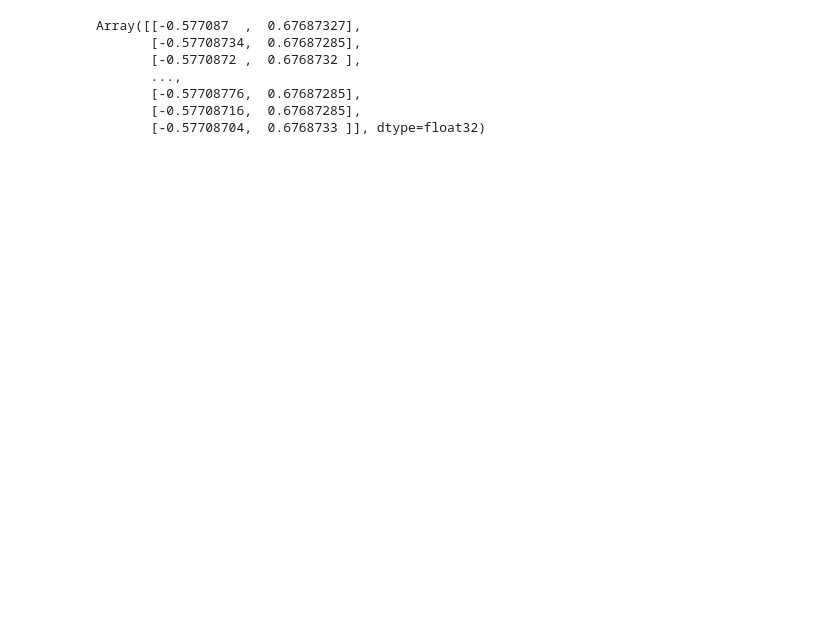
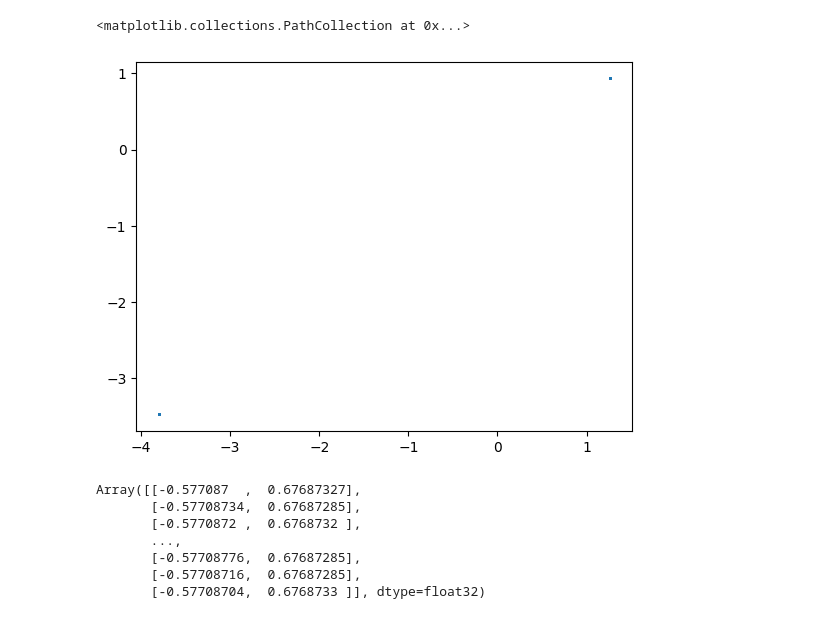
Before and after one commit to theo-long/uPHATE, a Jupyter notebook: notebooks/nn_surrogate.ipynb, the cells around one changed output. Saved outputs shown, nothing was run; the diff lists cells and outputs as text; code cells hidden in the pictures; blank space fills up the shorter version.

Commit message:
wip surrogate

```diff
--- a/notebooks/nn_surrogate.ipynb
+++ b/notebooks/nn_surrogate.ipynb
@@ -42,3 +38,22 @@ Calculated PHATE in 1.42 seconds.
+# %%
+abstract_model = nnx.eval_shape(
+    lambda: Transformer(
+        X.shape[1], X_phate.shape[1], rngs=nnx.Rngs(0), config=TransformerConfig()
+    ),
+)
+graphdef, abstract_state = nnx.split(abstract_model)
+state_restored = ocp.Checkpointer(ocp.StandardCheckpointHandler()).restore(
+    "/home/cpsc4844_tl855/project_cpsc4844/cpsc4844_tl855/uPHATE/models/surrogate_dla_11122025_113201.nnx",
+    item=jax.tree.map(
+        lambda x: jnp.zeros(x.shape), abstract_state
+    ),
+)
+model = nnx.merge(graphdef, state_restored)
+# %%
+plt.scatter(*model(X).T, s=0.1)
+# %% [output]
+<matplotlib.collections.PathCollection at 0x...>
+[figure, added]
 # %%
 config = TransformerConfig()
 rngs = nnx.Rngs(0)
```
Also changed, not shown: parts of 5 cells of this notebook, 1 other file.
